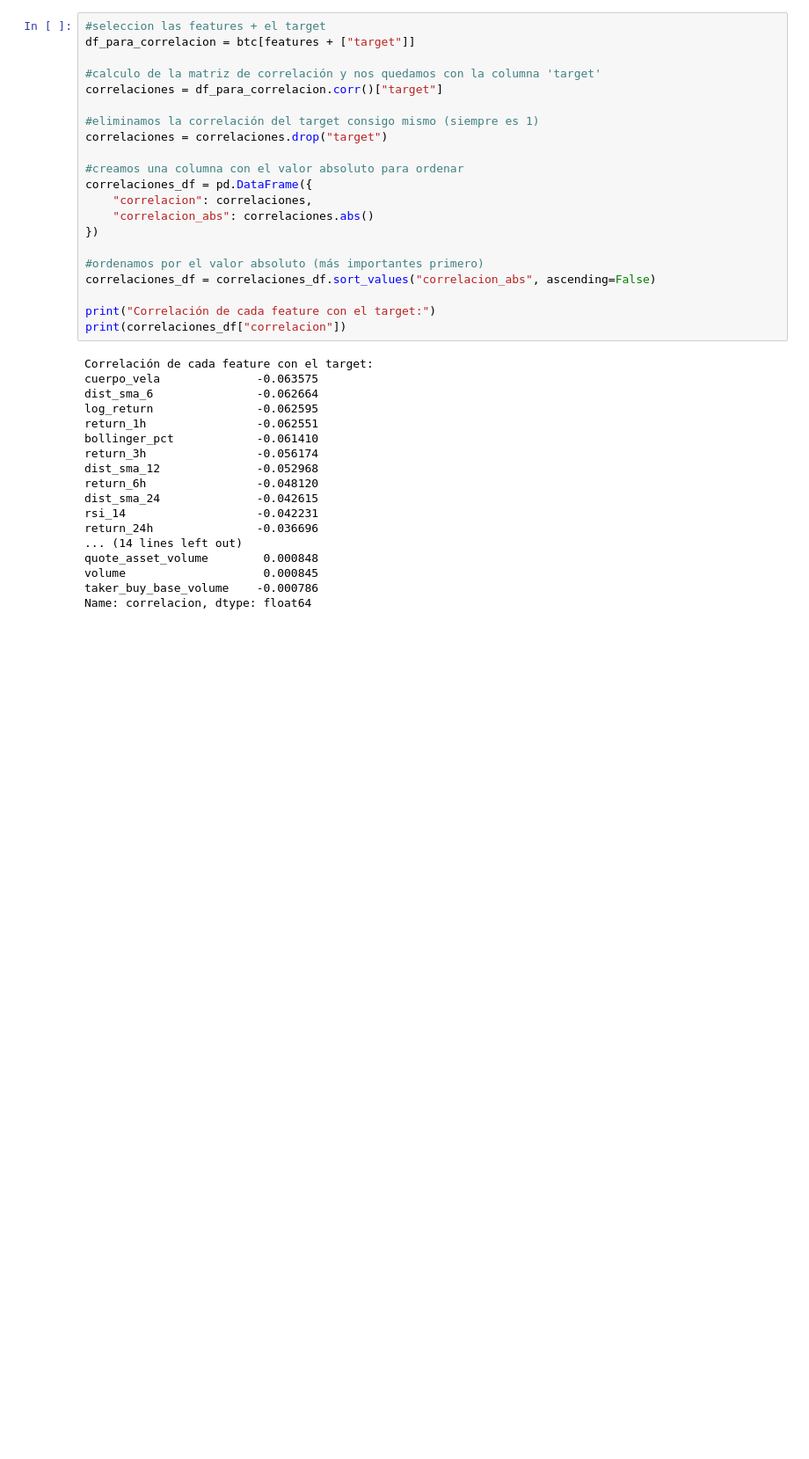
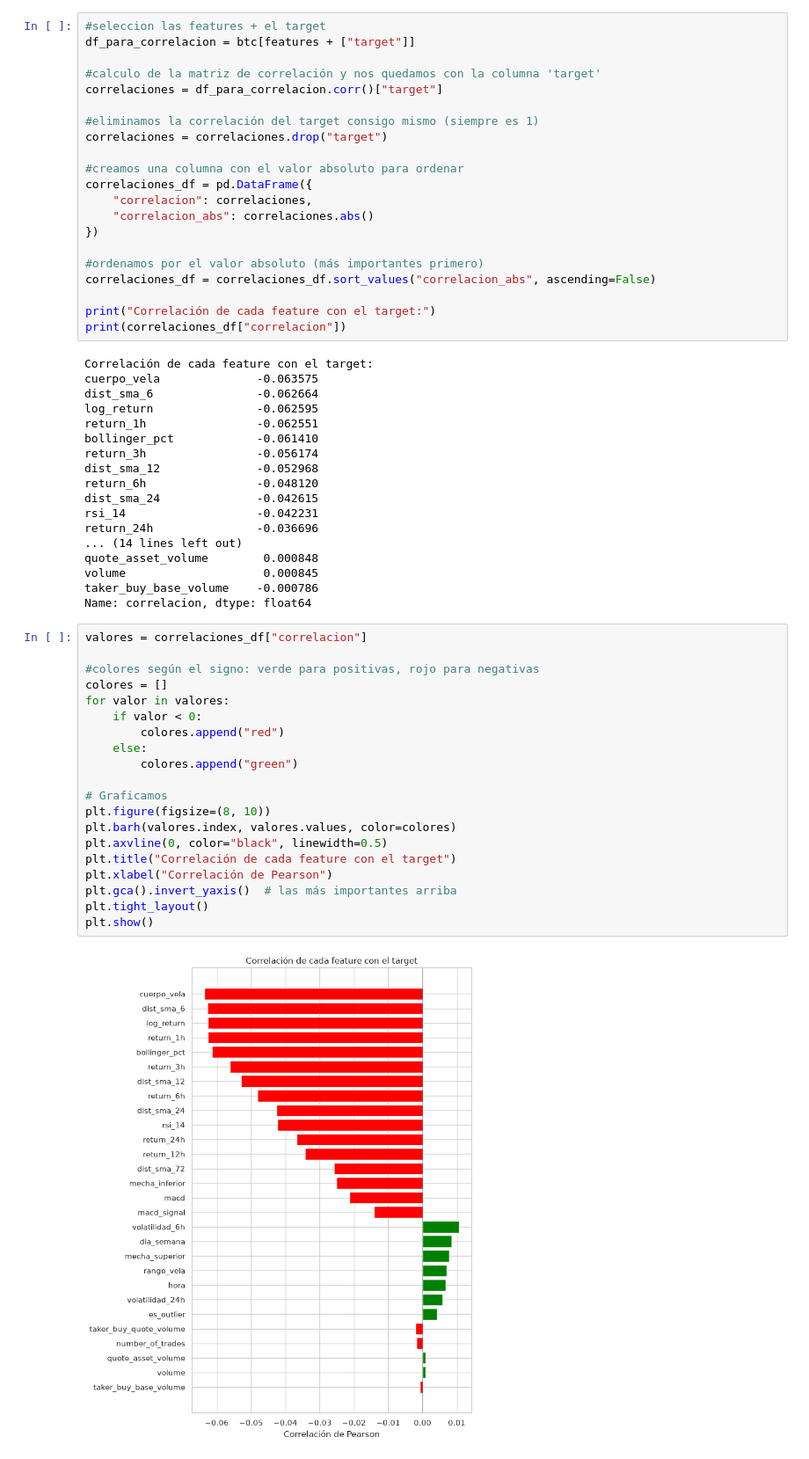
Before and after one commit to JJBP55/Machine-Learning-Project, a Jupyter notebook: src/explore.ipynb, the cells around one changed output. Shown at 88% size. Drawn from its saved outputs; the diff is of its cells as text; blank space fills up the shorter version.

```diff
--- a/src/explore.ipynb
+++ b/src/explore.ipynb
@@ -966,3 +966,25 @@ quote_asset_volume        0.000848
 volume                    0.000845
 taker_buy_base_volume    -0.000786
 Name: correlacion, dtype: float64
+# %%
+valores = correlaciones_df["correlacion"]
+
+#colores según el signo: verde para positivas, rojo para negativas
+colores = []
+for valor in valores:
+    if valor < 0:
+        colores.append("red")
+    else:
+        colores.append("green")
+
+# Graficamos
+plt.figure(figsize=(8, 10))
+plt.barh(valores.index, valores.values, color=colores)
+plt.axvline(0, color="black", linewidth=0.5)
+plt.title("Correlación de cada feature con el target")
+plt.xlabel("Correlación de Pearson")
+plt.gca().invert_yaxis()  # las más importantes arriba
+plt.tight_layout()
+plt.show()
+# %% [output]
+[figure, added]
```
Also changed, not shown: parts of 27 cells of this notebook, 8 other files.
